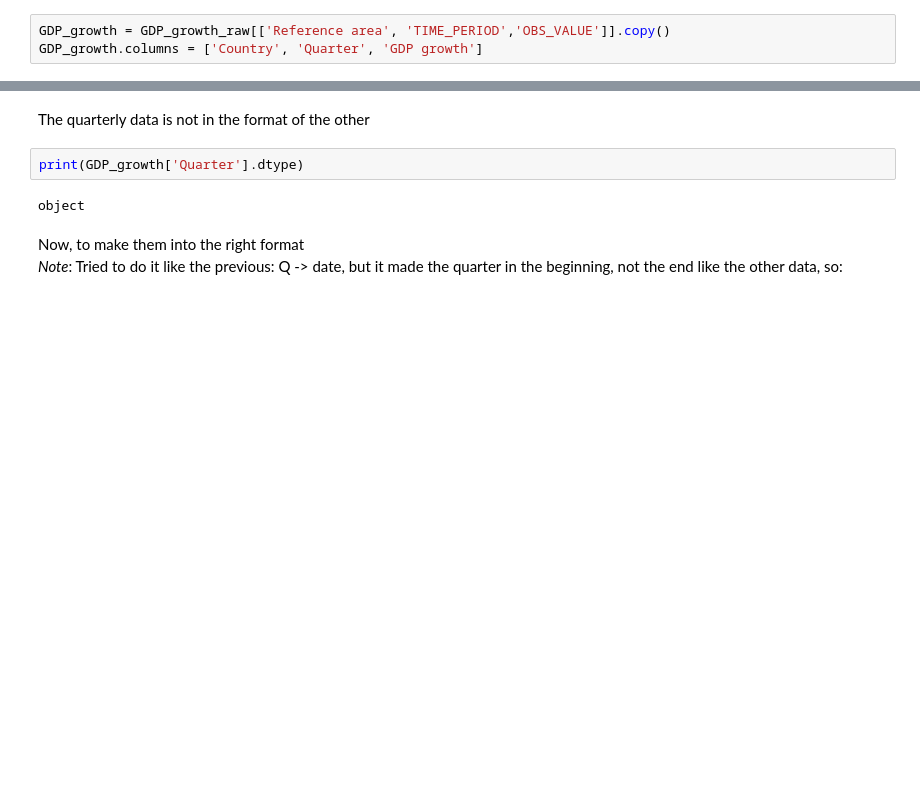
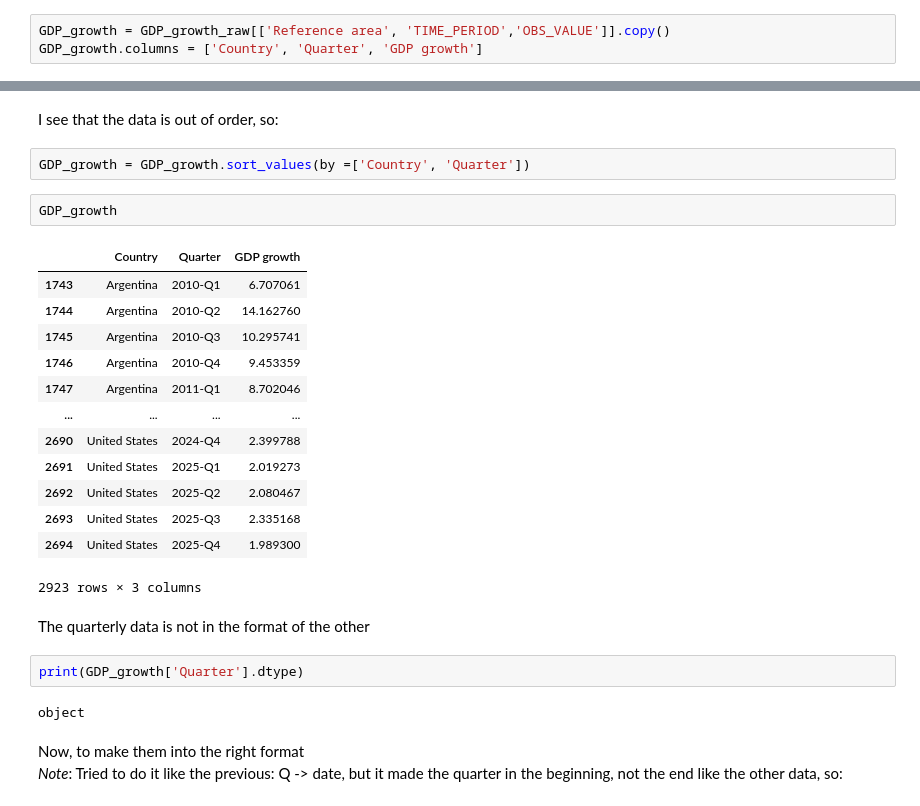
Before and after one commit to SiyanaVel19/Final_project_SU_2026, a Jupyter notebook: Data_prep.ipynb, the cells around one changed output, grey strips where cells are left out. Cells and saved outputs as stored; diff of their text form; blank space fills up the shorter version.

```diff
--- a/Data_prep.ipynb
+++ b/Data_prep.ipynb
@@ -433,3 +434,23 @@ GDP_growth
+# %% [markdown]
+I see that the data is out of order, so:
+# %%
+GDP_growth = GDP_growth.sort_values(by =['Country', 'Quarter'])
+# %%
+GDP_growth
+# %% [output]
+|  | Country | Quarter | GDP growth |
+| 1743 | Argentina | 2010-Q1 | 6.707061 |
+| 1744 | Argentina | 2010-Q2 | 14.162760 |
+| 1745 | Argentina | 2010-Q3 | 10.295741 |
+| 1746 | Argentina | 2010-Q4 | 9.453359 |
+| 1747 | Argentina | 2011-Q1 | 8.702046 |
+| ... | ... | ... | ... |
+| 2690 | United States | 2024-Q4 | 2.399788 |
+| 2691 | United States | 2025-Q1 | 2.019273 |
+| 2692 | United States | 2025-Q2 | 2.080467 |
+| 2693 | United States | 2025-Q3 | 2.335168 |
+| 2694 | United States | 2025-Q4 | 1.989300 |
+2923 rows × 3 columns
 # %% [markdown]
 The quarterly data is not  in the format of the other
 # %%
```
Also changed, not shown: parts of 7 cells of this notebook, 1 other file.
